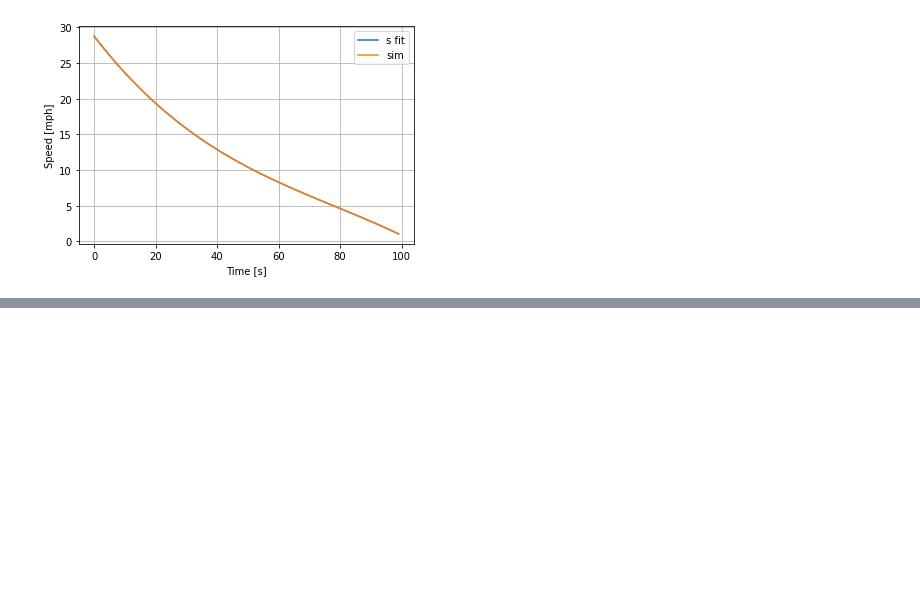
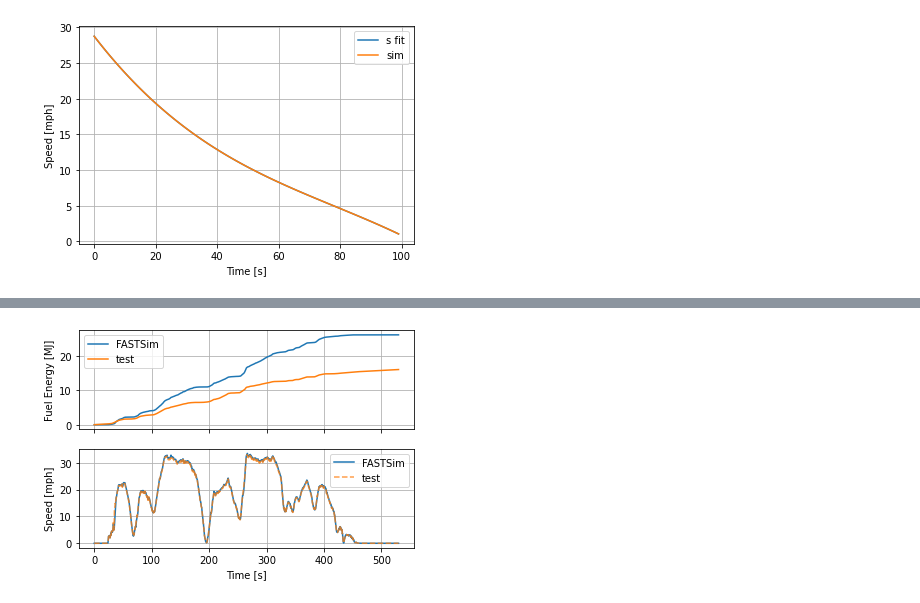
Before and after one commit to NREL/fastsim, a Jupyter notebook: docs/class4truck.ipynb, the cells around one changed output, grey strips where cells are left out. Saved outputs shown, nothing was run; the diff lists cells and outputs as text; code cells hidden in the pictures; blank space fills up the shorter version.

```diff
--- a/docs/class4truck.ipynb
+++ b/docs/class4truck.ipynb
@@ -233,0 +355,4 @@ plt.grid()
+# %%
+plot_fuel_energy(sd_isuzu, df_isuzu, save_name='fastim vs isuzu test')
+# %% [output]
+[figure, added]
```
Also changed, not shown: parts of 25 cells of this notebook.
